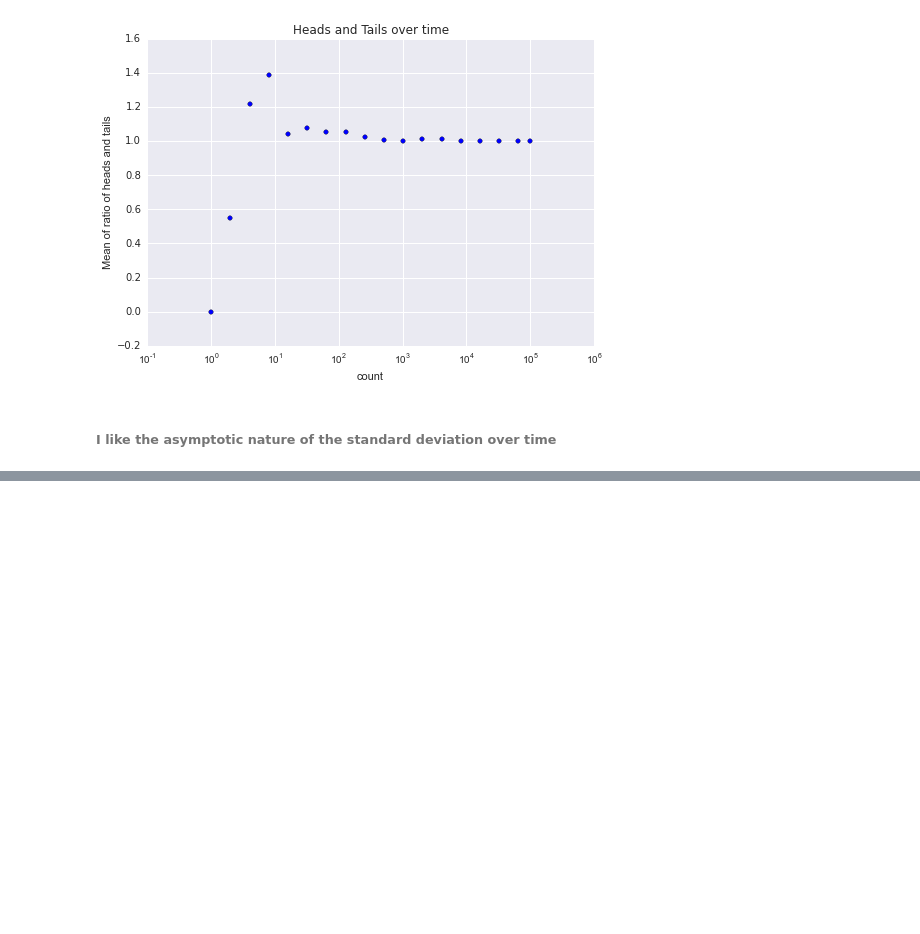
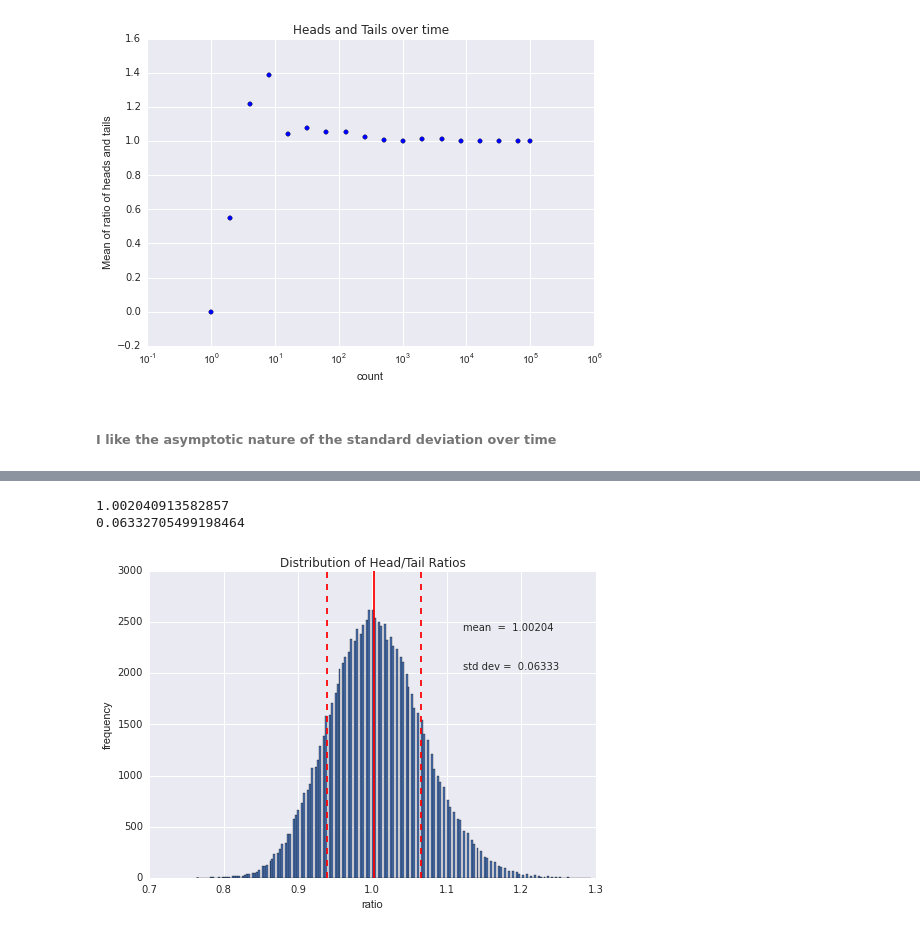
Before and after one commit to tiyd-python-2015-01/charting, a Jupyter notebook: charting.ipynb, the cells around one changed output, grey strips where cells are left out. Cells and saved outputs as stored; diff of their text form; code cells hidden in the pictures; blank space fills up the shorter version.

```diff
--- a/charting.ipynb
+++ b/charting.ipynb
@@ -230,0 +245,47 @@ plt.show()
+# %%
+def flipper100(n=1000):
+    flips = []
+    counts = []
+    fliplist = []
+    ratios = []
+    for x in range(0,n):
+        flips.append(coin_flip())
+    counts.append(n)
+    fliplist.append(flips)
+    headtails = [(x.count('heads'), x.count('tails')) for x in fliplist]
+    def ratio(x, y):
+        if y > 0:
+            return x/y
+        else:
+            return 0
+    final_ratio =[ratio(x[0], x[1]) for x in headtails]
+    return final_ratio[0]
+
+def trial_tester(n=100000):
+    ratio_list = []
+    for _ in range(0,n):
+        ratio_list.append(flipper100())
+    return ratio_list
+
+ratio_list = trial_tester()
+# %%
+ratio_list_mean =sum(ratio_list)/len(ratio_list)
+ratio_list_stdev = statistics.stdev(ratio_list)
+print(ratio_list_mean)
+print(ratio_list_stdev)
+# %% [output]
+1.002040913582857
+0.06332705499198464
+# %%
+plt.hist(ratio_list, bins=200)
+plt.axvline(x=ratio_list_mean, color = 'red')
+plt.axvline(x=ratio_list_mean+ratio_list_stdev, color = 'red', linestyle='dashed')
+plt.axvline(x=ratio_list_mean-ratio_list_stdev, color = 'red', linestyle='dashed')
+plt.figtext(x=.67, y=.75, s="mean  =  1.00204")
+plt.figtext(x=.67, y=.65, s="std dev =  0.06333")
+plt.xlabel("ratio")
+plt.ylabel("frequency")
+plt.title("Distribution of Head/Tail Ratios")
+plt.show()
+# %% [output]
+[figure, added]
```
Also changed, not shown: parts of 6 cells of this notebook.
